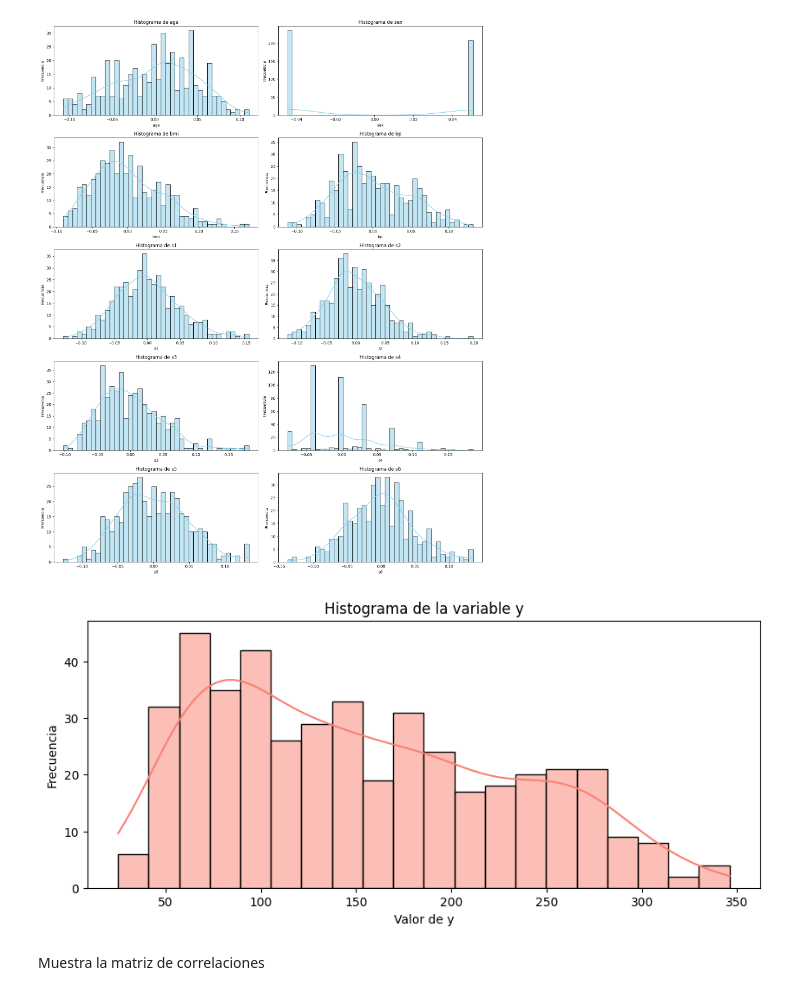
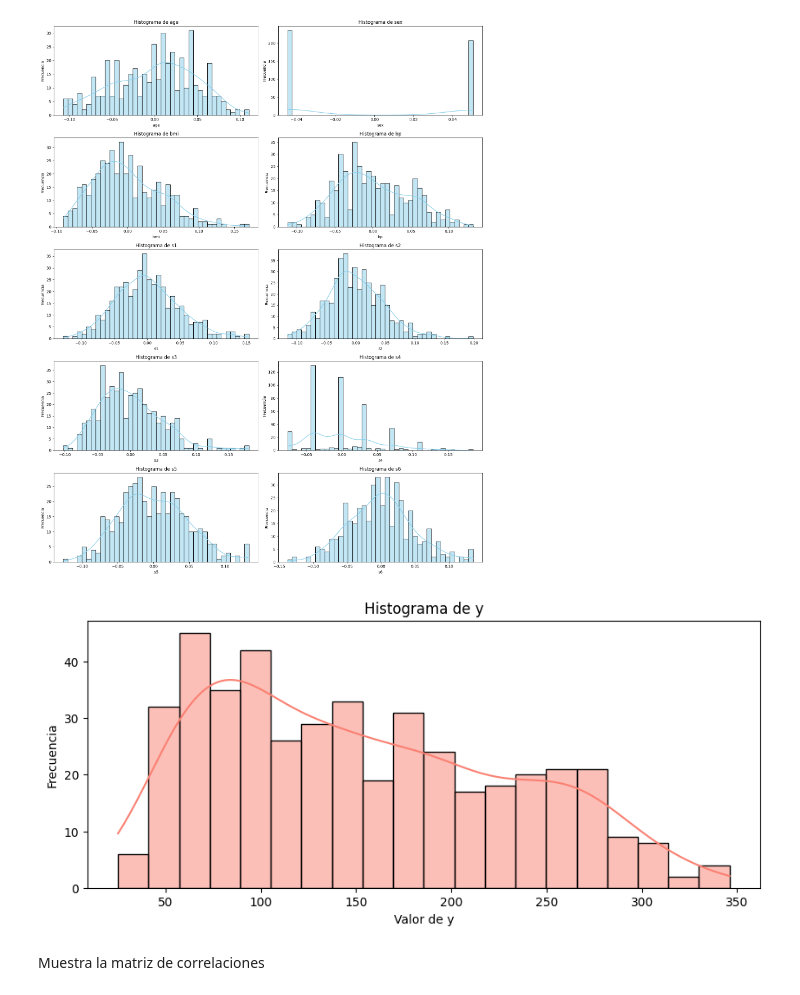
Before and after one commit to iruneguinea9/SAPA, a Jupyter notebook: 2_11/2_11Ejercicios.ipynb, the cells around one changed output. Drawn from its saved outputs; the diff is of its cells as text; code cells hidden in the pictures.

```diff
--- a/2_11/2_11Ejercicios.ipynb
+++ b/2_11/2_11Ejercicios.ipynb
@@ -154,18 +150,17 @@ plt.show()
 # %% [output]
 [figure]
 # %%
+# Variable target
 plt.figure(figsize=(10, 4))
 sns.histplot(y, bins=20, kde=True, color="salmon")
 
-# Etiquetas
-plt.title('Histograma de la variable y')
+plt.title('Histograma de y')
 plt.xlabel('Valor de y')
 plt.ylabel('Frecuencia')
 
-# Mostrar el histograma
 plt.show()
 # %% [output]
-[figure, old version]
+[figure, new version]
 # %% [markdown]
 Muestra la matriz de correlaciones
 # %%
```
Also changed, not shown: parts of 21 cells of this notebook, 5 other files.
